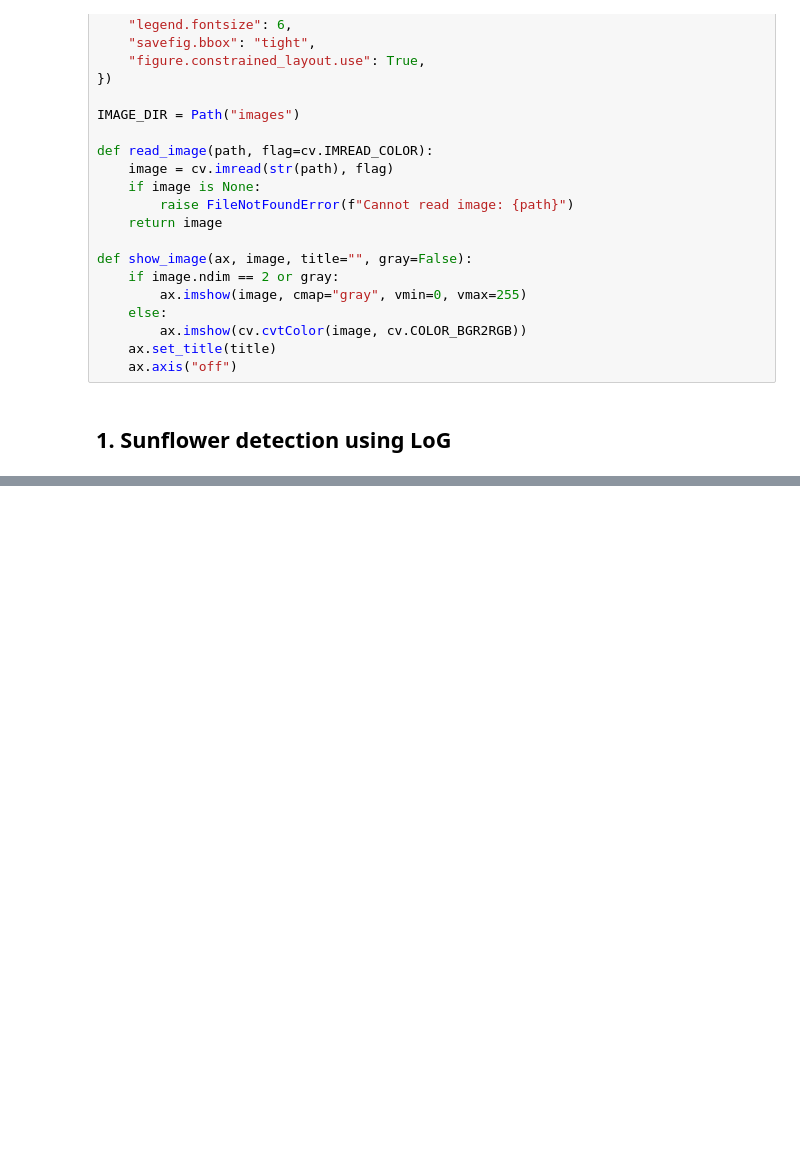
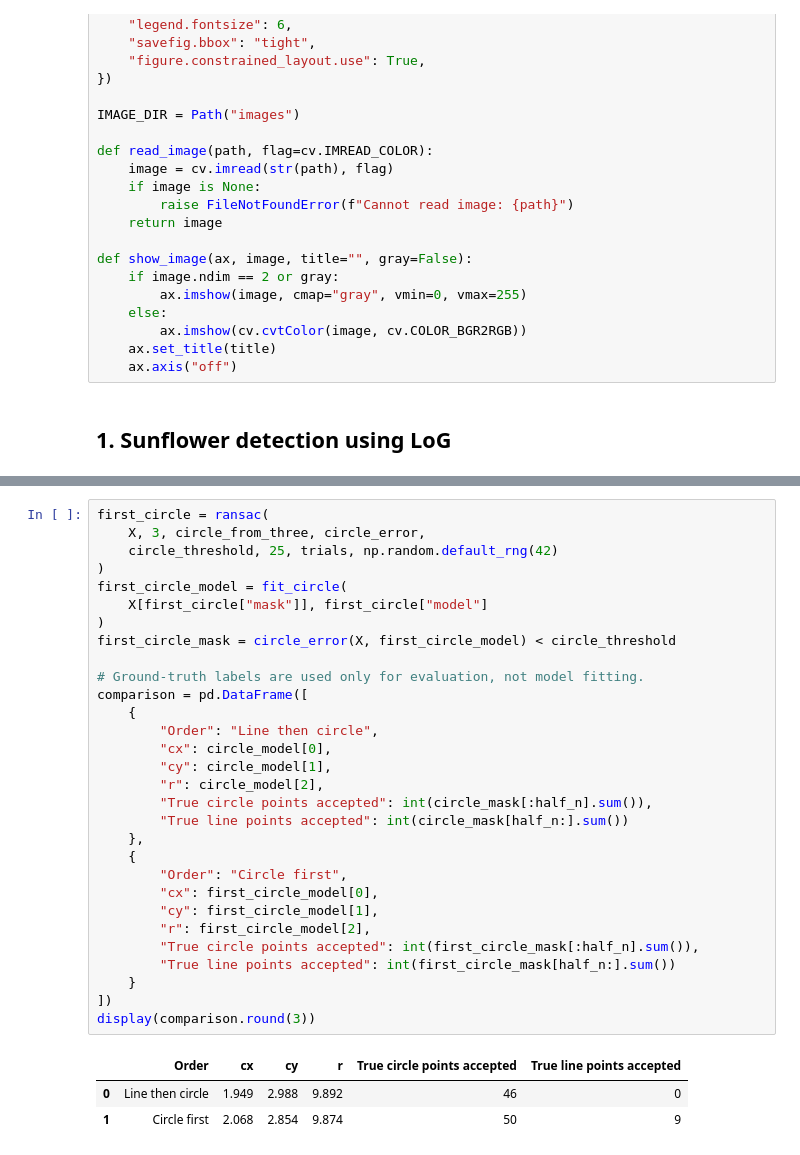
Before and after one commit to gunasekaraks/Fitting-and-Alignment, a Jupyter notebook: getting_started.ipynb, the cells around one changed output, grey strips where cells are left out. Cells and saved outputs as stored; diff of their text form; blank space fills up the shorter version.

```diff
--- a/getting_started.ipynb
+++ b/getting_started.ipynb
@@ -116,0 +380,34 @@ FileNotFoundError: Cannot read image: images\the_berry_farms_sunflower_field.jpe
+# %%
+first_circle = ransac(
+    X, 3, circle_from_three, circle_error,
+    circle_threshold, 25, trials, np.random.default_rng(42)
+)
+first_circle_model = fit_circle(
+    X[first_circle["mask"]], first_circle["model"]
+)
+first_circle_mask = circle_error(X, first_circle_model) < circle_threshold
+
+# Ground-truth labels are used only for evaluation, not model fitting.
+comparison = pd.DataFrame([
+    {
+        "Order": "Line then circle",
+        "cx": circle_model[0],
+        "cy": circle_model[1],
+        "r": circle_model[2],
+        "True circle points accepted": int(circle_mask[:half_n].sum()),
+        "True line points accepted": int(circle_mask[half_n:].sum())
+    },
+    {
+        "Order": "Circle first",
+        "cx": first_circle_model[0],
+        "cy": first_circle_model[1],
+        "r": first_circle_model[2],
+        "True circle points accepted": int(first_circle_mask[:half_n].sum()),
+        "True line points accepted": int(first_circle_mask[half_n:].sum())
+    }
+])
+display(comparison.round(3))
+# %% [output]
+|  | Order | cx | cy | r | True circle points accepted | True line points accepted |
+| 0 | Line then circle | 1.949 | 2.988 | 9.892 | 46 | 0 |
+| 1 | Circle first | 2.068 | 2.854 | 9.874 | 50 | 9 |
```
Also changed, not shown: parts of 8 cells of this notebook.
